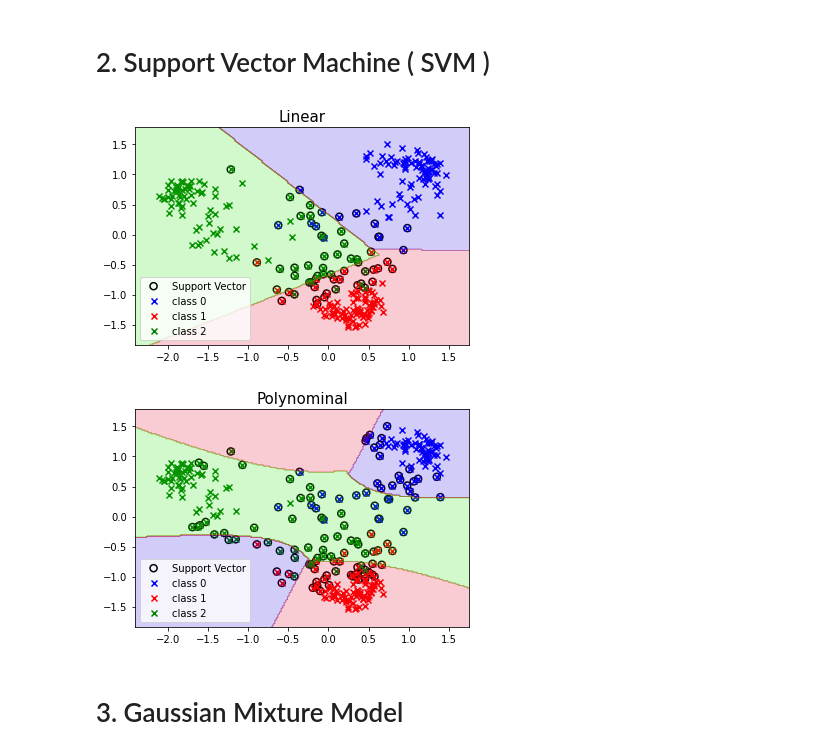
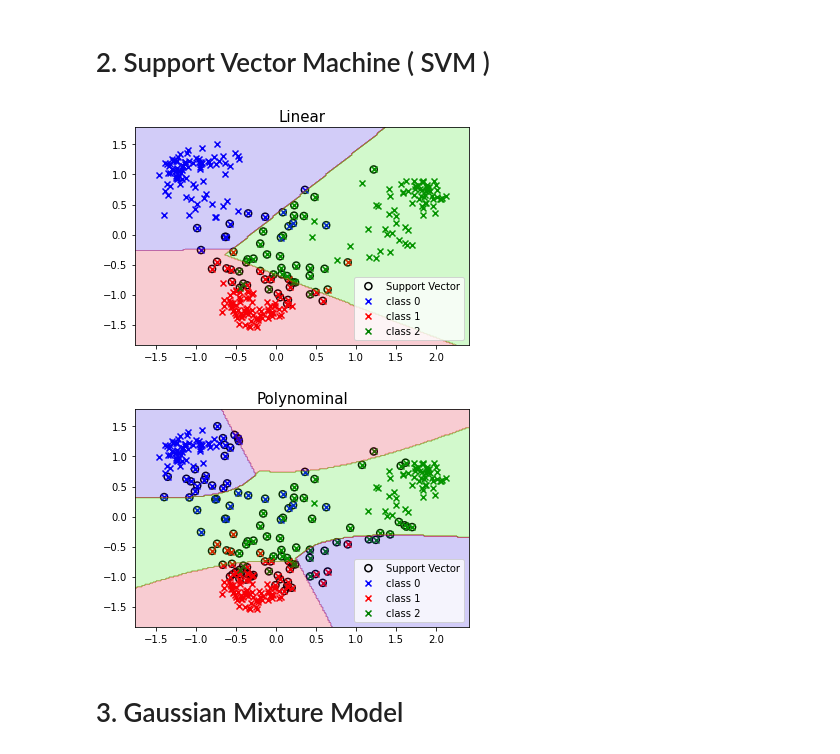
Before and after one commit to Louis5228/2020-Machine-Learning, a Jupyter notebook: hw3_309512014.ipynb, the cells around one changed output. Cells and saved outputs as stored; diff of their text form; code cells hidden in the pictures.

```diff
--- a/hw3_309512014.ipynb
+++ b/hw3_309512014.ipynb
@@ -120,23 +120,12 @@ t_data = pd.read_csv("t_train.csv", header=None)
 
 x_data = np.array(x_data)
 t_data = np.array(t_data)
-# %%
-def PCA(d, data):
-  mat = data.astype(float)
-  h, w = mat.shape
-  m = np.mean(mat, axis=0)
-  for i in range(h):
-    for j in range(w):
-      mat[i,j] = float(mat[i,j] - m[j])
-
-  cov_mat = np.dot(mat.T, mat) / (h - 1)
-  U, V = np.linalg.eigh(cov_mat)
-  U = U[::-1]
-  for i in range(w):
-    V[i,:] = V[i,:][::-1]
-
-  v = V[:,:d]
-  return np.dot(mat, v)
+# %%
+def PCA(d, data):
+  new_data = data - np.mean(data, axis=0)
+  U, Sigma, Vh = np.linalg.svd(new_data.T)
+  pca_data = np.dot(new_data, U[:,:d])
+  return pca_data
 # %%
 pca_x = PCA(2, x_data)
 x_train = (pca_x - np.mean(pca_x)) / np.std(pca_x) # Normalize
@@ -167,7 +156,7 @@ def fit(x, t):
 
   return coef, sv_indx
 
-def prepare_para(x):
+def get_para(x):
   # target
   targ_dict = {}
   targ_dict[(0, 1)] = np.concatenate((np.ones(100), np.full([100], -1), np.zeros(100)))
@@ -199,7 +188,7 @@ def get_w_b(a, t, x):
   return w, bias
 
 def train(x, t):
-  target_dict, multiplier_dict = prepare_para(x)
+  target_dict, multiplier_dict = get_para(x)
   weight_dict = {}
   bias_dict = {}
 
@@ -210,12 +199,14 @@ def train(x, t):
 
   return weight_dict, bias_dict
 
-def make_meshgrid(x, y, h=2e-2):
+def meshgrid(x, y, h=2e-2):
   space = 0.3
-  x_min, x_max = x.min() - space, x.max() + space
-  y_min, y_max = y.min() - space, y.max() + space
-  xx, yy = np.meshgrid(np.arange(x_min, x_max, h), np.arange(y_min, y_max, h))
-  return xx, yy
+  x_min = x.min() - space
+  x_max = x.max() + space
+  y_min = y.min() - space
+  y_max = y.max() + space
+  mesh_x, mesh_y = np.meshgrid(np.arange(x_min, x_max, h), np.arange(y_min, y_max, h))
+  return mesh_x, mesh_y
 
 def predict(x):
   predict = []
@@ -247,17 +238,17 @@ def plot_img(x, t, xx, yy, prediction):
 # %%
 class_l = ['Linear', 'Polynominal']
 C = 1
 class_label = [(0, 1), (0, 2), (1, 2)]
 for c in class_l:
   _type = c
   coef, sv_indx = fit(x_train, t_train)
   weight_dict, bias_dict = train(x_train, t_train)
-  xx, yy = make_meshgrid(x_train[:, 0], x_train[:, 1])
+  xx, yy = meshgrid(x_train[:, 0], x_train[:, 1])
   prediction = predict(np.column_stack((xx.flatten(), yy.flatten())))
   plot_img(x_train, t_train, xx, yy, np.array(prediction).reshape(xx.shape))
 # %% [output]
-[figure, old version]
+[figure, new version]
-[figure, old version]
+[figure, new version]
 # %% [markdown]
 # 3. Gaussian Mixture Model
 # %%
```
Also changed, not shown: parts of 1 cell of this notebook.
